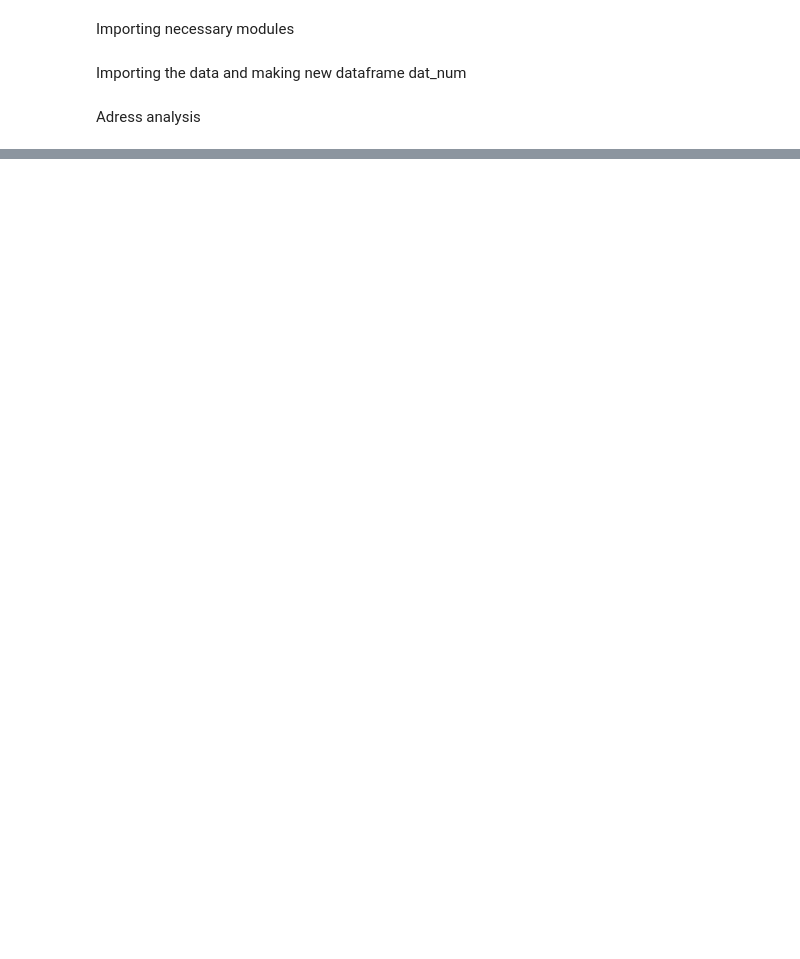
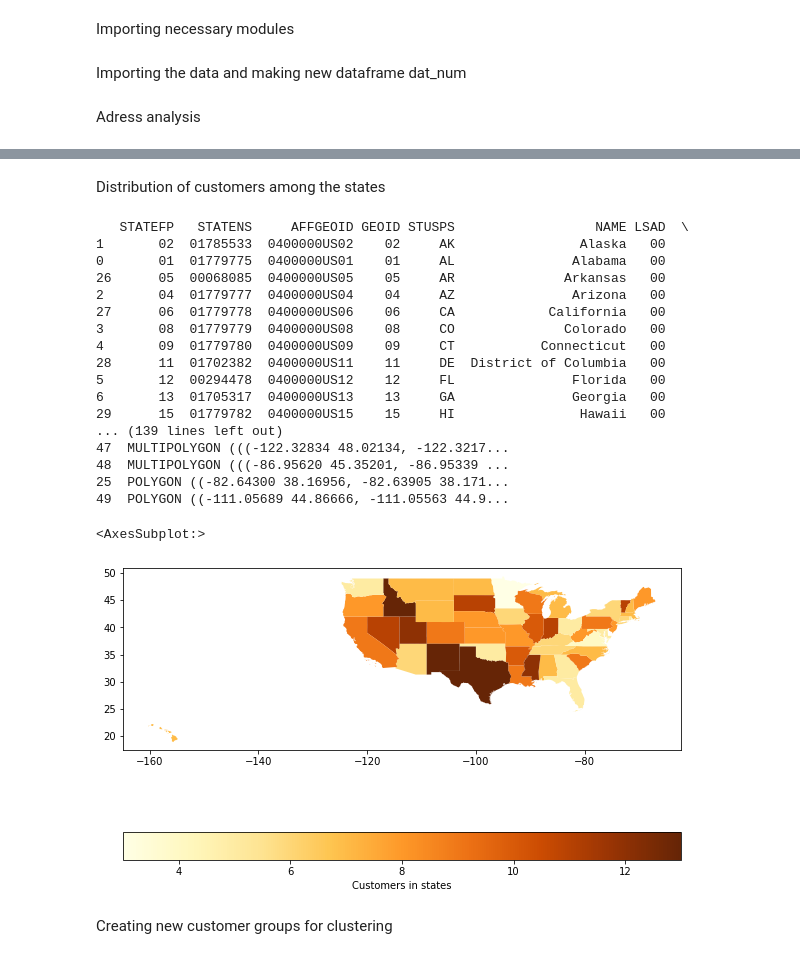
Before and after one commit to JustinSms/Ecommerce_Clustering_2, a Jupyter notebook: pandas_analysis.ipynb, the cells around one changed output, grey strips where cells are left out. Drawn from its saved outputs; the diff is of its cells as text; code cells hidden in the pictures; blank space fills up the shorter version.

Commit message:
Justin_16/1/2021_16:27
STATES

```diff
--- a/pandas_analysis.ipynb
+++ b/pandas_analysis.ipynb
@@ -21,7 +21,7 @@ data_num = data[["Avg. Session Length","Time on App","Time on Website","Length o
 # %% [markdown]
 Adress analysis
 # %%
-list_shortcut_states = ["AL","AK","AZ","AR","CA","CO","CT","DE","FL","GA","HI","ID","IL","IN","IA","KS","KY","LA","ME","MD","MA","MI","MN","MS","MO","MT","NE","NV","NH","NJ","NM","NY","NC","ND","OH","OK","OR","PA","RI","SC","SD","TN","TX","UT","VT","VA","WA","WV","WI","WY",]
+list_shortcut_states = ["AK","AL","AR","AZ","CA","CO","CT","DE","FL","GA","HI","IA","ID","IL","IN","KS","KY","LA","MA","MD","ME","MI","MN","MO","MS","MT","NC","ND","NE","NH","NJ","NM","NV","NY","OH","OK","OR","PA","RI","SC","SD","TN","TX","UT","VA","VT","WA","WI","WV","WY"]
 state_list = []
 
 for i in data["Address"]:
@@ -46,7 +46,3 @@ data_mixed.index = range(len(data_mixed.index))
 
 #print(data_mixed.head(5))
 #print(data_mixed.State.value_counts())
-
-states_and_customers_list = data_mixed.State.value_counts()
-#print(type(states_and_customers_list))
-print(states_and_customers_list.head(5))
@@ -93,0 +49,66 @@ usa.plot(ax=ax, cmap='Pastel2', figsize=(12, 12))
+# %% [markdown]
+Distribution of customers among the states
+# %%
+#states_and_customers_list = data_mixed.State.value_counts()
+#print(type(states_and_customers_list))
+#print(states_and_customers_list.head(5))
+#print(states_and_customers_list["MO"],"Hi")
+states = gpd.read_file("cb_2016_us_state_5m\cb_2016_us_state_5m.shp")
+#print(states.head(10))
+
+geos_to_drop = [26,29,51,52,53,54]
+states.drop(geos_to_drop, inplace=True)
+
+
+states_50 = states
+states_50.index = range(len(states_50.index))
+
+states_50.sort_values('STUSPS', inplace= True)
+states_50.loc[28,"STUSPS"] = "DE"
+print(states_50)
+
+
+geo_list = []
+
+for i in list_shortcut_states:
+    #print(i," ",states_and_customers_list[i])
+    geo_list.append(states_and_customers_list[i])
+
+VALUES = gpd.GeoDataFrame(geo_list)
+
+
+usa = pd.concat([states_50, VALUES], axis=1)
+usa.columns = ["STATEFP","STATENS","AFFGEOID","GEOID","STUSPS","NAME","LSAD","ALAND","AWATER","geometry","Customers"]
+#print(usa)
+
+
+indexes_to_drop = [1]
+# Alaska got dropped for visualisation
+usa.drop(indexes_to_drop, inplace=True)
+
+fig = plt.figure(1, figsize=(10,10))
+ax = fig.add_subplot()
+
+usa.plot(column="Customers",ax=ax, legend= True, cmap="YlOrBr", legend_kwds = {"label": "Customers in states", "orientation":"horizontal"})
+# %% [output]
+   STATEFP   STATENS     AFFGEOID GEOID STUSPS                  NAME LSAD  \
+1       02  01785533  0400000US02    02     AK                Alaska   00
+0       01  01779775  0400000US01    01     AL               Alabama   00
+26      05  00068085  0400000US05    05     AR              Arkansas   00
+2       04  01779777  0400000US04    04     AZ               Arizona   00
+27      06  01779778  0400000US06    06     CA            California   00
+3       08  01779779  0400000US08    08     CO              Colorado   00
+4       09  01779780  0400000US09    09     CT           Connecticut   00
+28      11  01702382  0400000US11    11     DE  District of Columbia   00
+5       12  00294478  0400000US12    12     FL               Florida   00
+6       13  01705317  0400000US13    13     GA               Georgia   00
+29      15  01779782  0400000US15    15     HI                Hawaii   00
+... (139 lines left out)
+47  MULTIPOLYGON (((-122.32834 48.02134, -122.3217...
+48  MULTIPOLYGON (((-86.95620 45.35201, -86.95339 ...
+25  POLYGON ((-82.64300 38.16956, -82.63905 38.171...
+49  POLYGON ((-111.05689 44.86666, -111.05563 44.9...
+<AxesSubplot:>
+[figure, added]
+# %% [markdown]
+Creating new customer groups for clustering
```
Also changed, not shown: parts of 6 cells of this notebook.
